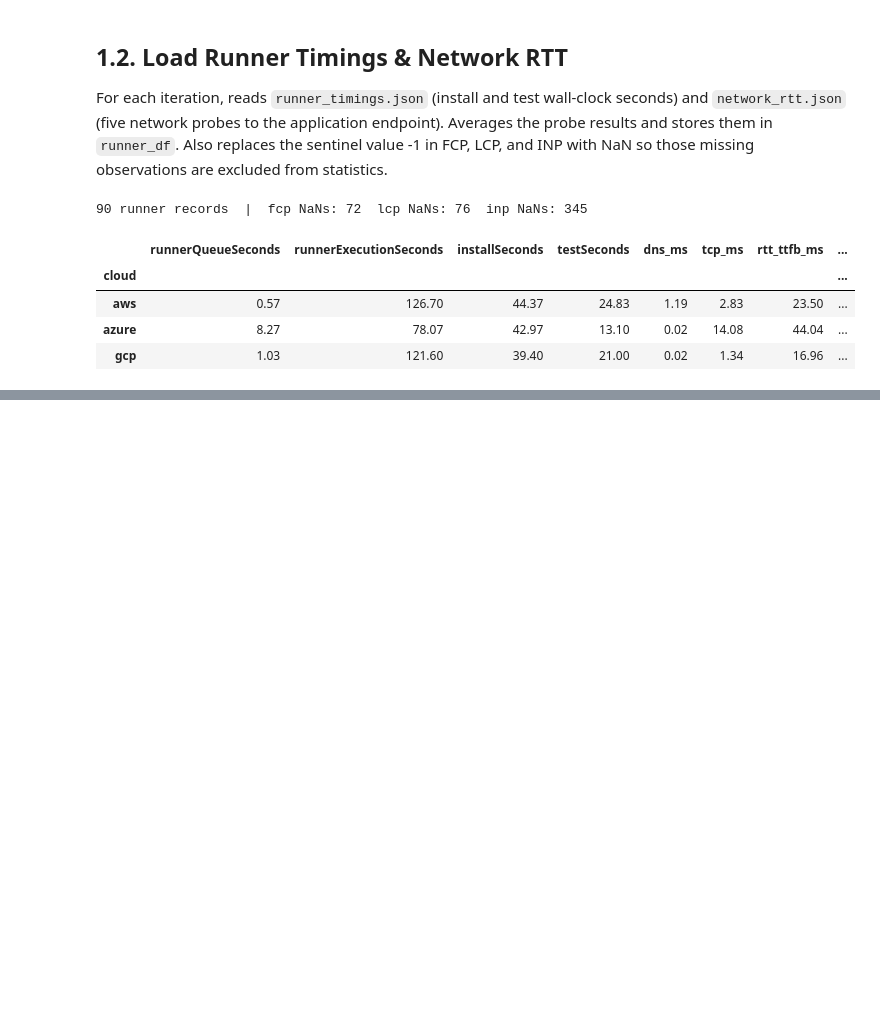
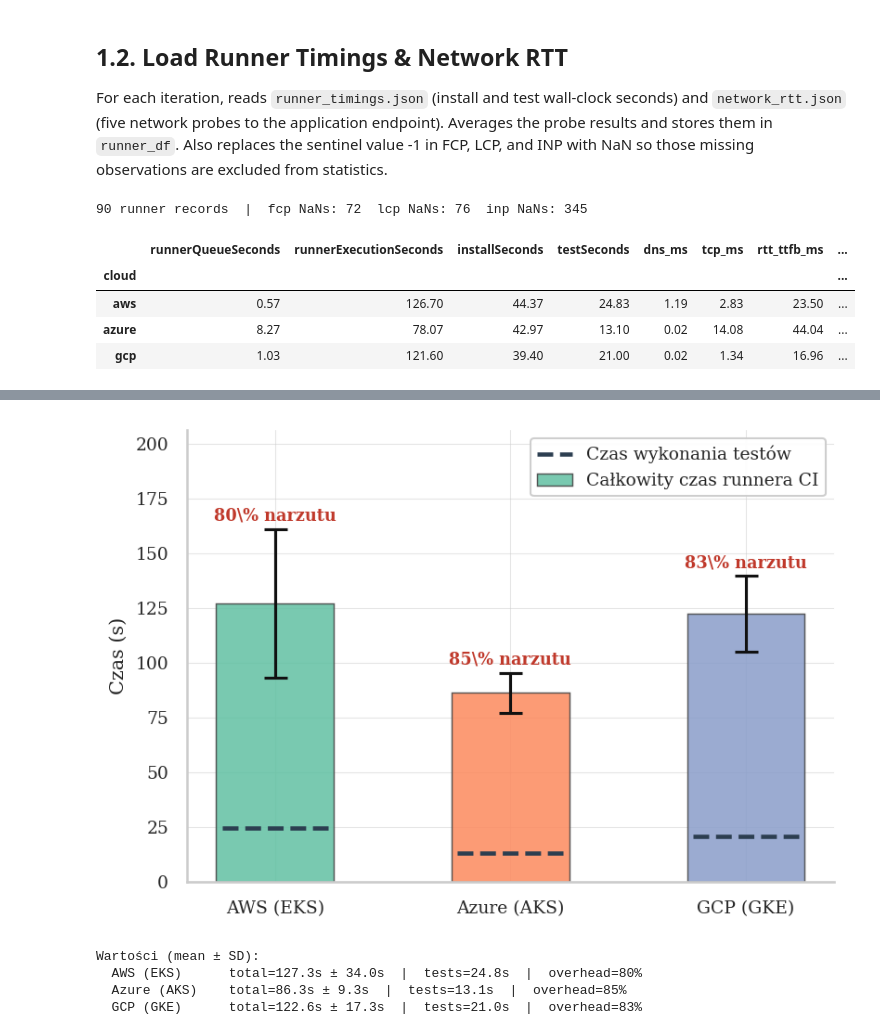
Before and after one commit to asuujx/master-thesis, a Jupyter notebook: data/descriptive.ipynb, the cells around one changed output, grey strips where cells are left out. Drawn from its saved outputs; the diff is of its cells as text; code cells hidden in the pictures; blank space fills up the shorter version.

```diff
--- a/data/descriptive.ipynb
+++ b/data/descriptive.ipynb
@@ -870,0 +181,65 @@ suite_duration_time_series.png
+# %%
+_cloud_labels_s = ['AWS (EKS)', 'Azure (AKS)', 'GCP (GKE)']
+_line_color = '#2c3e50'
+
+_runner = runner_df.copy()
+_runner['totalSeconds'] = _runner['runnerQueueSeconds'] + _runner['runnerExecutionSeconds']
+
+_total_mean = np.array([_runner[_runner['cloud'] == c]['totalSeconds'].mean() for c in CLOUD_ORDER])
+_total_sd   = np.array([_runner[_runner['cloud'] == c]['totalSeconds'].std()  for c in CLOUD_ORDER])
+_test_mean  = np.array([_runner[_runner['cloud'] == c]['testSeconds'].mean()  for c in CLOUD_ORDER])
+
+_overhead_pct = (_total_mean - _test_mean) / _total_mean * 100
+
+x = np.arange(len(CLOUD_ORDER))
+w = 0.5
+
+_rc = {**LATEX_RC,
+       'legend.fontsize':  9,
+       'legend.framealpha': 0.95,
+       'axes.spines.top':   False,
+       'axes.spines.right': False,
+       'axes.grid':         True,
+       'grid.linewidth':    0.5,
+       'grid.alpha':        0.5,
+}
+
+with mpl.rc_context(_rc):
+    fig, ax = plt.subplots(figsize=(5.5, 3.8))
+
+    ax.bar(x, _total_mean, w, color=[PALETTE[c] for c in CLOUD_ORDER], edgecolor='#444',
+           linewidth=0.7, alpha=0.88, zorder=2, label='Całkowity czas runnera CI')
+
+    ax.errorbar(x, _total_mean, yerr=_total_sd, fmt='none',
+                color='#111', capsize=6, capthick=1.5, elinewidth=1.5, zorder=4)
+
+    for i, (xi, ts) in enumerate(zip(x, _test_mean)):
+        ax.plot([xi - w * 0.45, xi + w * 0.45], [ts, ts],
+                linestyle='--', color=_line_color, linewidth=2.2, zorder=5,
+                solid_capstyle='butt',
+                label='Czas wykonania testów' if i == 0 else '_nolegend_')
+
+    for xi, tot, sd, pct in zip(x, _total_mean, _total_sd, _overhead_pct):
+        ax.text(xi, tot + sd + 2, f'{pct:.0f}% narzutu',
+                ha='center', va='bottom', fontsize=8.5,
+                color='#c0392b', fontweight='bold')
+
+    ax.set_xticks(x)
+    ax.set_xticklabels(_cloud_labels_s)
+    ax.set_ylabel('Czas (s)')
+    ax.set_ylim(bottom=0, top=(_total_mean + _total_sd).max() * 1.28)
+    ax.legend(loc='upper right')
+
+    fig.tight_layout()
+    fig.savefig(FIGURES / 'thesis_runner_overhead_bar.png', dpi=300, bbox_inches='tight')
+    plt.show()
+
+print('\nWartości (mean ± SD):')
+for c, tot, sd, ts, pct in zip(_cloud_labels_s, _total_mean, _total_sd, _test_mean, _overhead_pct):
+    print(f'  {c:<14} total={tot:.1f}s ± {sd:.1f}s  |  tests={ts:.1f}s  |  overhead={pct:.0f}%')
+# %% [output]
+[figure, added]
+Wartości (mean ± SD):
+  AWS (EKS)      total=127.3s ± 34.0s  |  tests=24.8s  |  overhead=80%
+  Azure (AKS)    total=86.3s ± 9.3s  |  tests=13.1s  |  overhead=85%
+  GCP (GKE)      total=122.6s ± 17.3s  |  tests=21.0s  |  overhead=83%
```
Also changed, not shown: parts of 42 cells of this notebook.
